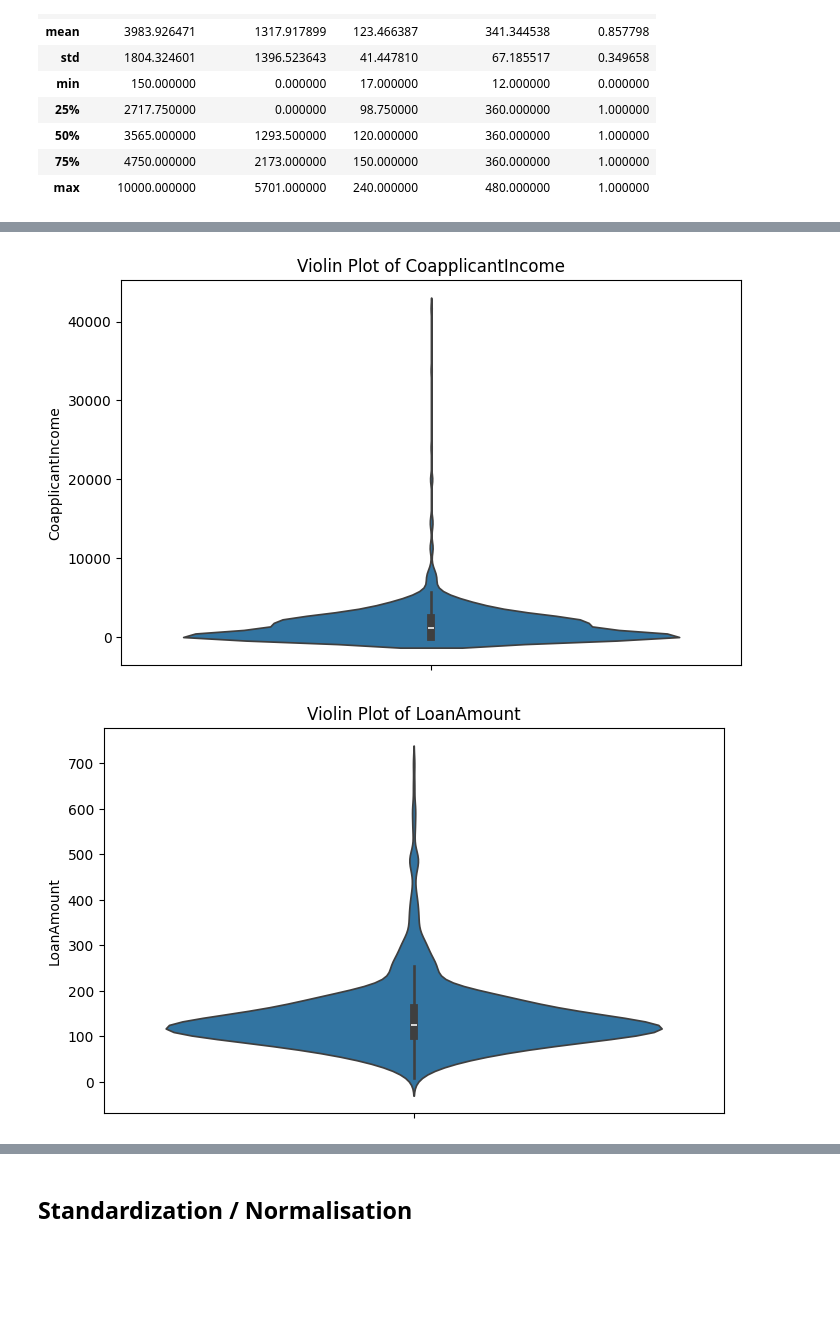
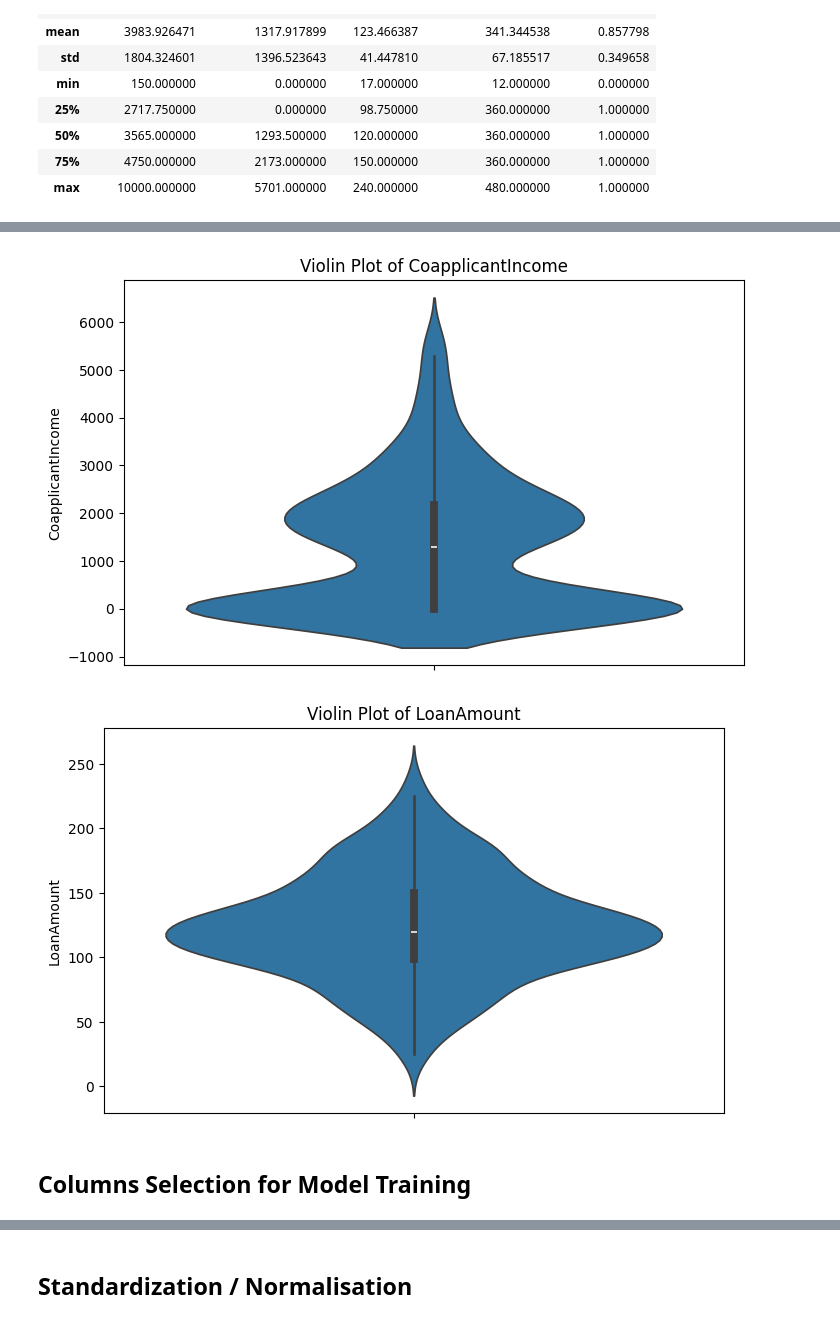
Before and after one commit to TonyVallad/Simplon, a Jupyter notebook: Brief_Prediction_Eligibilite_Credit_Banque/Notebook_Prediction_Eligibilite.ipynb, the cells around one changed output, grey strips where cells are left out. Cells and saved outputs as stored; diff of their text form; code cells hidden in the pictures; blank space fills up the shorter version.

```diff
--- a/Brief_Prediction_Eligibilite_Credit_Banque/Notebook_Prediction_Eligibilite.ipynb
+++ b/Brief_Prediction_Eligibilite_Credit_Banque/Notebook_Prediction_Eligibilite.ipynb
@@ -640,5 +646,5 @@ loan_data_df_cleaned.describe()
 | max | 10000.000000 | 5701.000000 | 240.000000 | 480.000000 | 1.000000 |
 # %%
 # Visualize outliers
-display_outliers_violin(loan_data_df, selected_columns=["ApplicantIncome", "CoapplicantIncome", "LoanAmount"])
+display_outliers_violin(loan_data_df_cleaned, selected_columns=["ApplicantIncome", "CoapplicantIncome", "LoanAmount"])
 # %% [output]
@@ -646,2 +652,4 @@ display_outliers_violin(loan_data_df, selected_columns=["ApplicantIncome", "Coap
-[figure, old version]
+[figure, new version]
-[figure, old version]
+[figure, new version]
+# %% [markdown]
+## Columns Selection for Model Training
```
Also changed, not shown: parts of 24 cells of this notebook.
